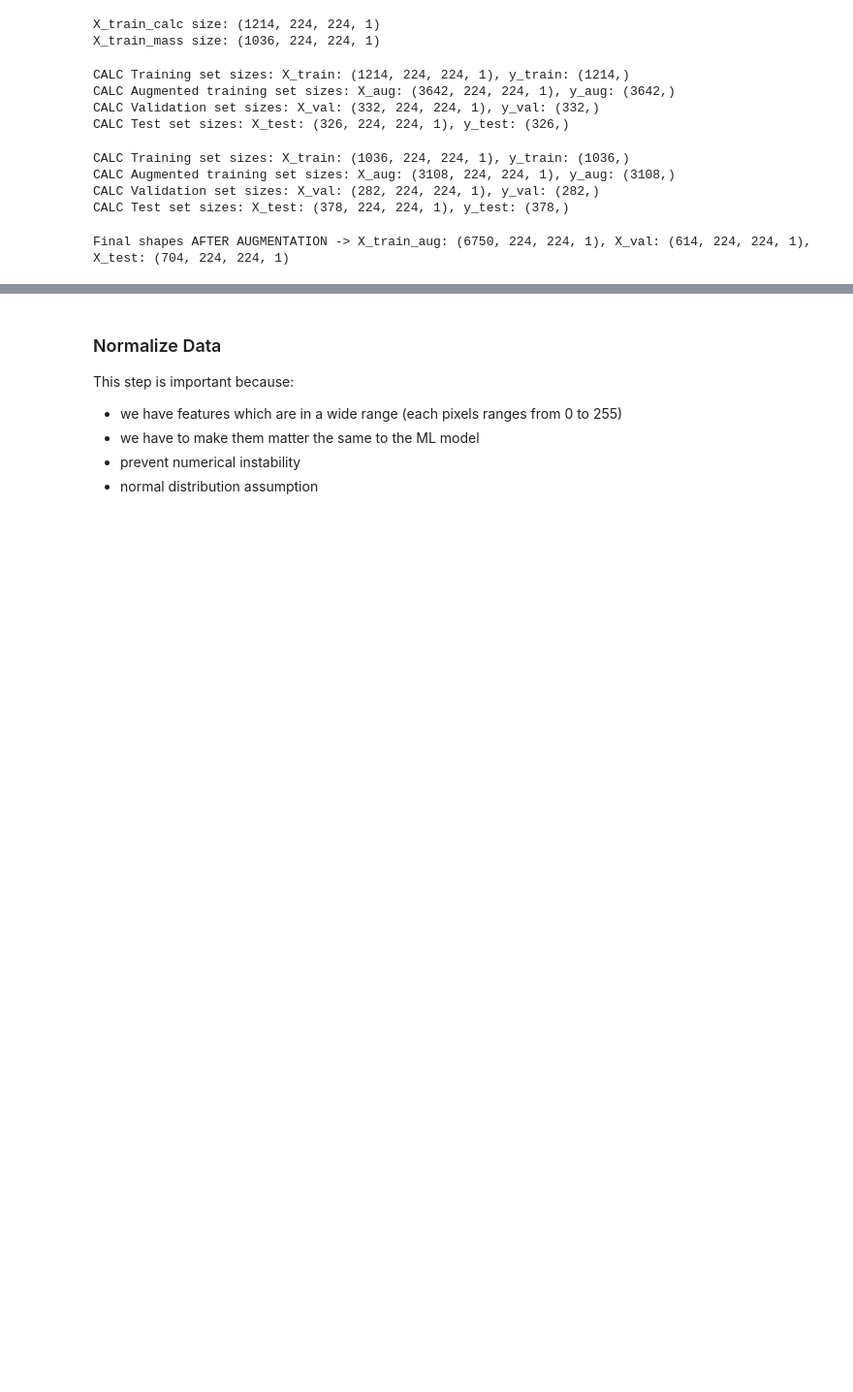
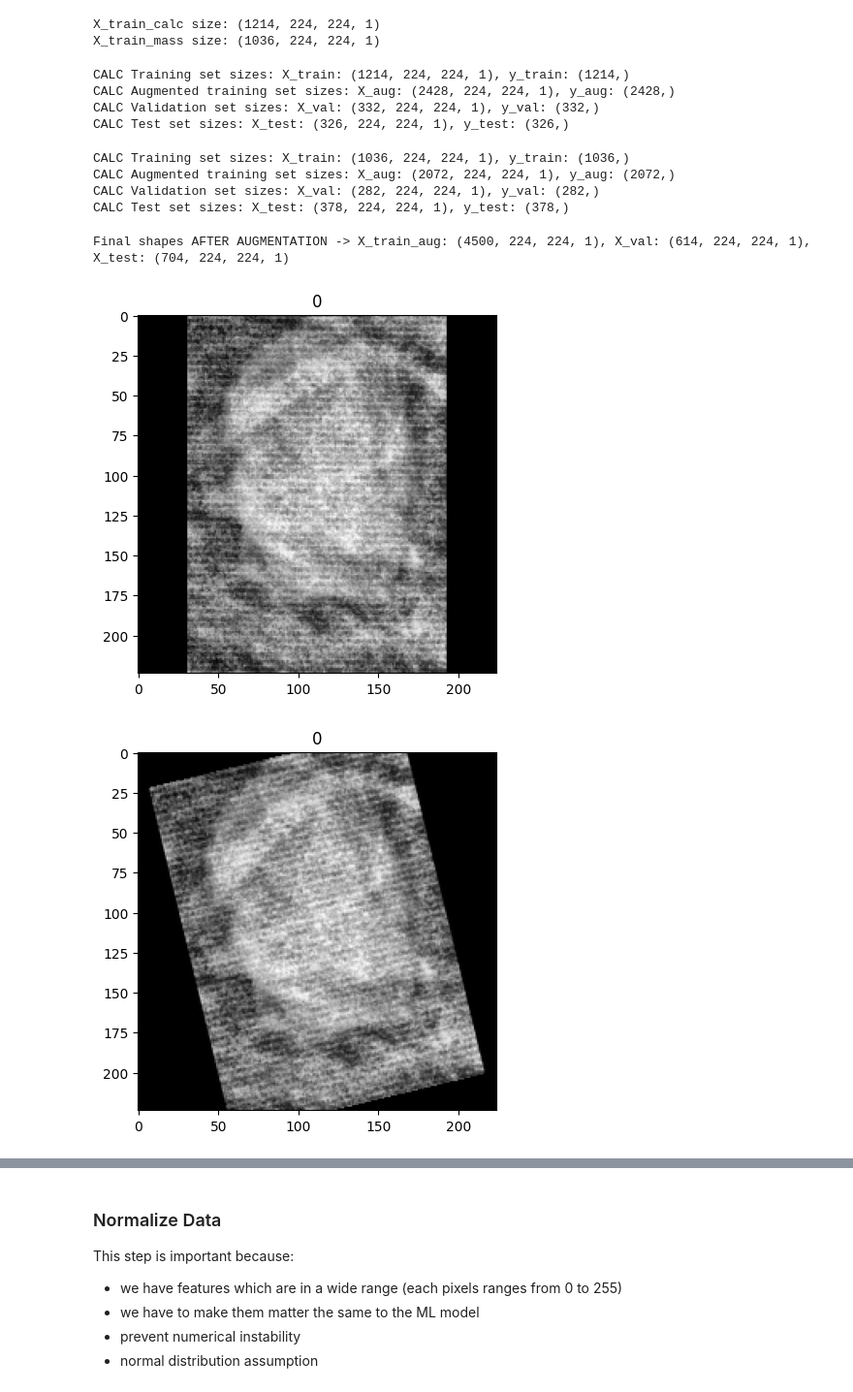
Before and after one commit to DragosTrandafir/CBIS-DDSM_BreastCancerDetection, a Jupyter notebook: notebooks/classification/cbis_ddsm_compare_cusom_cnn_classification_models_AUGMENTATION_2.ipynb, the cells around one changed output, grey strips where cells are left out. Shown at 97% size. Saved outputs shown, nothing was run; the diff lists cells and outputs as text; code cells hidden in the pictures; blank space fills up the shorter version.

```diff
--- a/notebooks/classification/cbis_ddsm_compare_cusom_cnn_classification_models_AUGMENTATION_2.ipynb
+++ b/notebooks/classification/cbis_ddsm_compare_cusom_cnn_classification_models_AUGMENTATION_2.ipynb
@@ -23,10 +23,25 @@ print(f"X_train_mass size: {X_train_mass.shape}")
 # %% [output]
 X_train_calc size: (1214, 224, 224, 1)
 X_train_mass size: (1036, 224, 224, 1)
+# %%
+print("Unique values CALC train:", len(np.unique(X_train_calc)))
+print("Unique values MASS train:", len(np.unique(X_train_mass)))
+
+import matplotlib.pyplot as plt
+
+for i in range(5):
+    plt.imshow(X_train_calc[i].squeeze(), cmap='gray')
+    plt.title(f"CALC sample {i}")
+    plt.show()
+
+for i in range(5):
+    plt.imshow(X_train_mass[i].squeeze(), cmap='gray')
+    plt.title(f"MASS sample {i}")
+    plt.show()
 # %%
 from scipy import ndimage
 # %%
-def data_augmentation(X, y, label):
+def data_augmentation(X, y):
     """
     Apply data augmentation to the training set.
 
@@ -37,11 +52,12 @@ def data_augmentation(X, y, label):
     Returns:
         Augmented images and labels
     """
-    aug_factor = 2 # decide how much to increase the dataset
+    aug_factor = 1 # decide how much to increase the dataset
     X_augmented, y_augmented = [], []
 
     for i in range(len(X)):
         img = X[i]
+        label= y[i]
 
 
         #always keep original
@@ -102,7 +118,7 @@ def data_augmentation(X, y, label):
     return np.array(X_augmented), np.array(y_augmented)
 # %%
 # Apply data augmentation to ROIs
-X_train_calc_aug, y_train_calc_aug = data_augmentation(X_train_calc, y_train_calc, 0)
+X_train_calc_aug, y_train_calc_aug = data_augmentation(X_train_calc, y_train_calc)
 
 print(f"CALC Training set sizes: X_train: {X_train_calc.shape}, y_train: {y_train_calc.shape}")
 print(f"CALC Augmented training set sizes: X_aug: {X_train_calc_aug.shape}, y_aug: {y_train_calc_aug.shape}")
@@ -110,12 +126,12 @@ print(f"CALC Validation set sizes: X_val: {X_val_calc.shape}, y_val: {y_val_calc
 print(f"CALC Test set sizes: X_test: {X_test_calc.shape}, y_test: {y_test_calc.shape}")
 # %% [output]
 CALC Training set sizes: X_train: (1214, 224, 224, 1), y_train: (1214,)
-CALC Augmented training set sizes: X_aug: (3642, 224, 224, 1), y_aug: (3642,)
+CALC Augmented training set sizes: X_aug: (2428, 224, 224, 1), y_aug: (2428,)
 CALC Validation set sizes: X_val: (332, 224, 224, 1), y_val: (332,)
 CALC Test set sizes: X_test: (326, 224, 224, 1), y_test: (326,)
 # %%
 # Apply data augmentation to ROIs
-X_train_mass_aug, y_train_mass_aug = data_augmentation(X_train_mass, y_train_mass, 1)
+X_train_mass_aug, y_train_mass_aug = data_augmentation(X_train_mass, y_train_mass)
 
 print(f"CALC Training set sizes: X_train: {X_train_mass.shape}, y_train: {y_train_mass.shape}")
 print(f"CALC Augmented training set sizes: X_aug: {X_train_mass_aug.shape}, y_aug: {y_train_mass_aug.shape}")
@@ -123,7 +139,7 @@ print(f"CALC Validation set sizes: X_val: {X_val_mass.shape}, y_val: {y_val_mass
 print(f"CALC Test set sizes: X_test: {X_test_mass.shape}, y_test: {y_test_mass.shape}")
 # %% [output]
 CALC Training set sizes: X_train: (1036, 224, 224, 1), y_train: (1036,)
-CALC Augmented training set sizes: X_aug: (3108, 224, 224, 1), y_aug: (3108,)
+CALC Augmented training set sizes: X_aug: (2072, 224, 224, 1), y_aug: (2072,)
 CALC Validation set sizes: X_val: (282, 224, 224, 1), y_val: (282,)
 CALC Test set sizes: X_test: (378, 224, 224, 1), y_test: (378,)
 # %%
@@ -139,4 +155,13 @@ y_test = np.concatenate([y_test_calc, y_test_mass], axis=0)
 
 print(f"Final shapes AFTER AUGMENTATION -> X_train_aug: {X_train_aug.shape}, X_val: {X_val.shape}, X_test: {X_test.shape}")
 # %% [output]
-Final shapes AFTER AUGMENTATION -> X_train_aug: (6750, 224, 224, 1), X_val: (614, 224, 224, 1), X_test: (704, 224, 224, 1)
+Final shapes AFTER AUGMENTATION -> X_train_aug: (4500, 224, 224, 1), X_val: (614, 224, 224, 1), X_test: (704, 224, 224, 1)
+# %%
+import matplotlib.pyplot as plt
+for i in range(10):
+    plt.imshow(X_train_aug[i].squeeze(), cmap='gray')
+    plt.title(y_train_aug[i])
+    plt.show()
+# %% [output]
+[figure, added]
+[figure, added]
```
Also changed, not shown: parts of 4 cells of this notebook, 3 other files.
